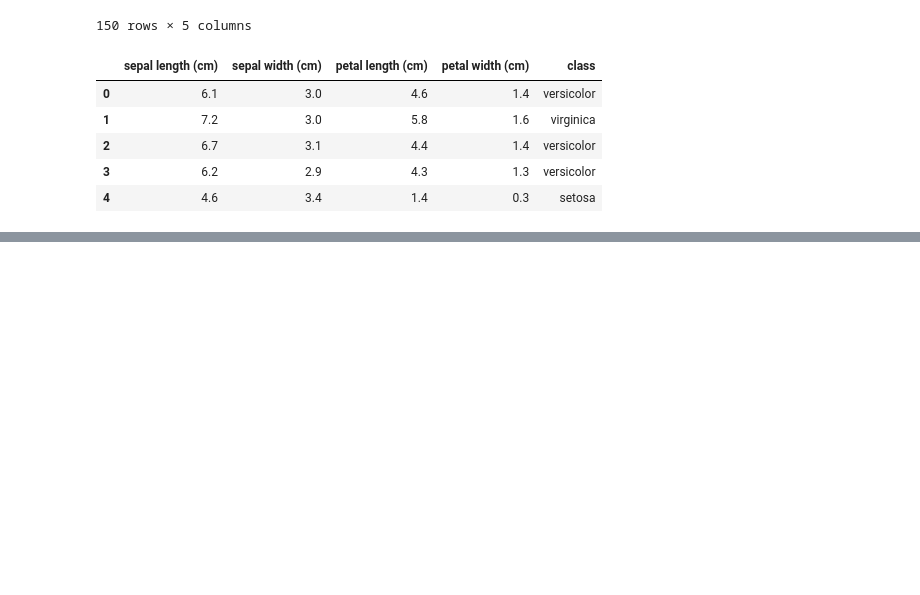
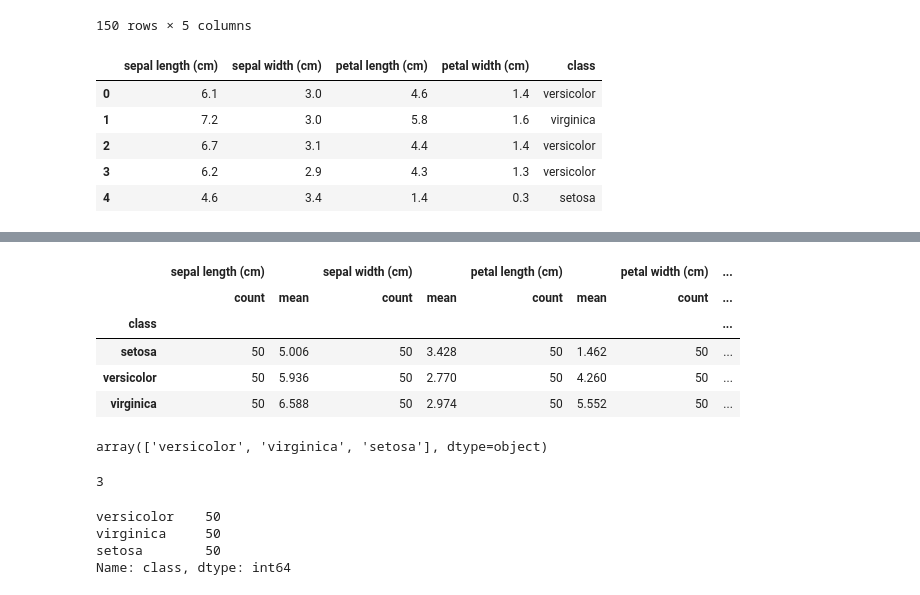
Before and after one commit to javabasedapplicationsw/EducationalMaterials, a Jupyter notebook: MLNote/판다스3.ipynb, the cells around one changed output, grey strips where cells are left out. Saved outputs shown, nothing was run; the diff lists cells and outputs as text; code cells hidden in the pictures; blank space fills up the shorter version.

```diff
--- a/MLNote/판다스3.ipynb
+++ b/MLNote/판다스3.ipynb
@@ -80,0 +93,29 @@ petal(꽃잎)의 길이와 너비
+# %%
+# 붗꽃의 종류별로 전체 데이터 개수(count)와 평균(mean)을 구하시오.
+iris.groupby('class').agg(['count','mean'])
+# %% [output]
+|  | sepal length (cm) |  | sepal width (cm) |  | petal length (cm) |  | petal width (cm) | ... |
+|  | count | mean | count | mean | count | mean | count | ... |
+| class |  |  |  |  |  |  |  | ... |
+| setosa | 50 | 5.006 | 50 | 3.428 | 50 | 1.462 | 50 | ... |
+| versicolor | 50 | 5.936 | 50 | 2.770 | 50 | 4.260 | 50 | ... |
+| virginica | 50 | 6.588 | 50 | 2.974 | 50 | 5.552 | 50 | ... |
+# %%
+# 변수 내 고윳값 확인
+# dtype=object   : 텍스트 형태로 된 변수
+iris['class'].unique()
+# %% [output]
+array(['versicolor', 'virginica', 'setosa'], dtype=object)
+# %%
+# nunique() : 몇가지 종류인지 숫자로 확인하기
+iris['class'].nunique()
+# %% [output]
+3
+# %%
+# value_counts() : 각 종류별 몇 건의 데이터가 있는지 확인하기
+iris['class'].value_counts()
+# %% [output]
+versicolor    50
+virginica     50
+setosa        50
+Name: class, dtype: int64
```
Also changed, not shown: parts of 4 cells of this notebook, 5 other files.
